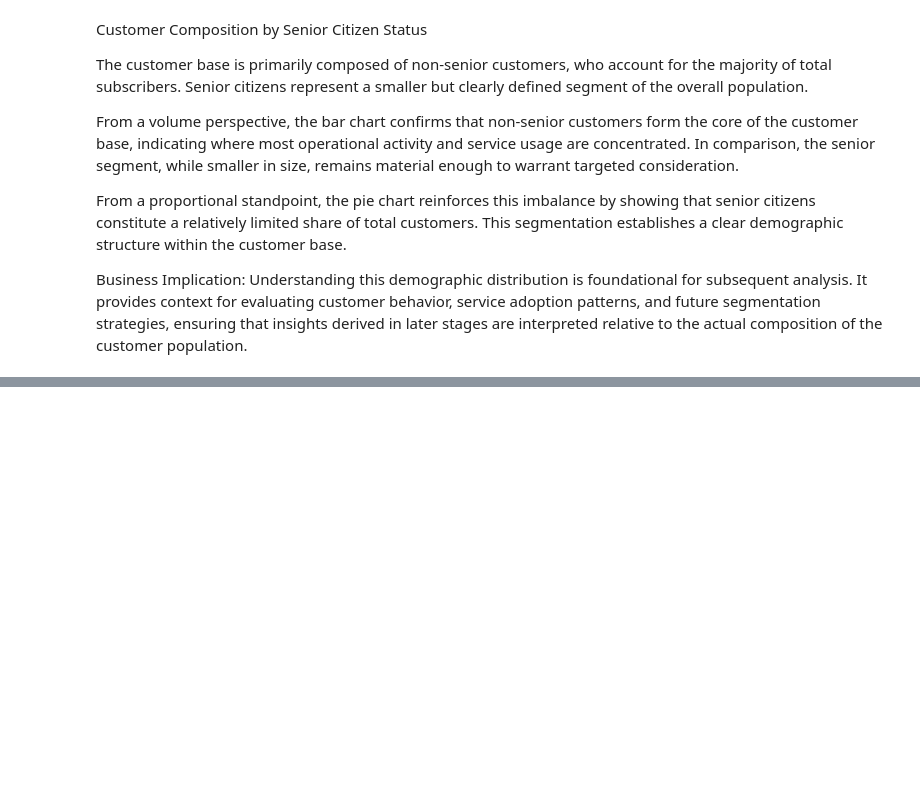
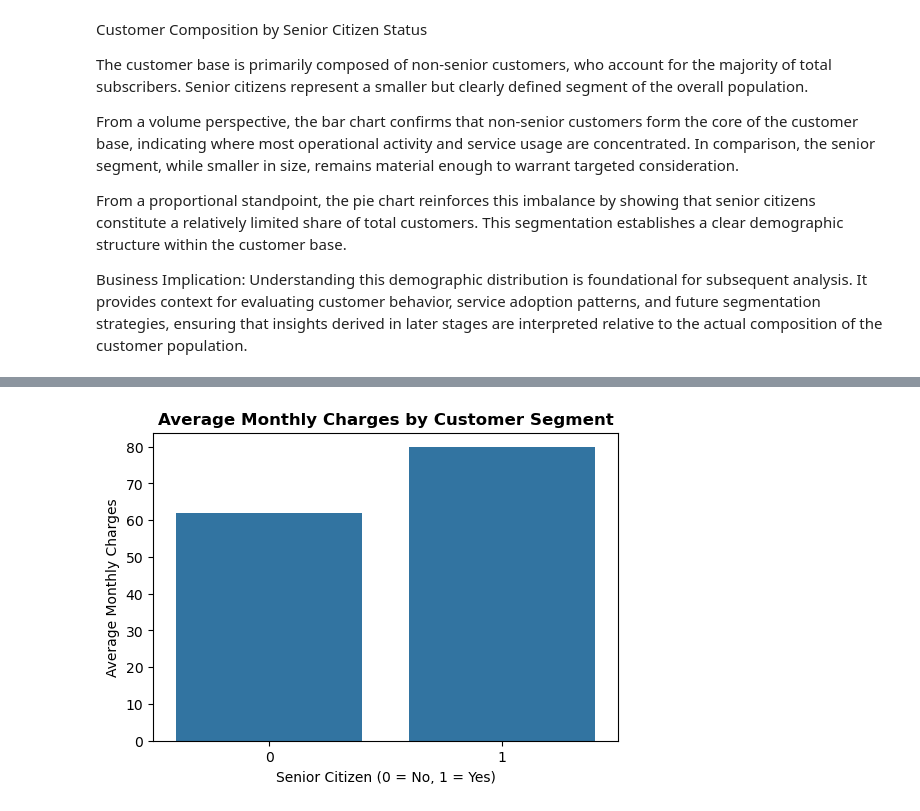
Before and after one commit to Tochukwu-d/SaiKet-Systems-Internship-Project, a Jupyter notebook: task3/code_task3.ipynb, the cells around one changed output, grey strips where cells are left out. Cells and saved outputs as stored; diff of their text form; code cells hidden in the pictures; blank space fills up the shorter version.

```diff
--- a/task3/code_task3.ipynb
+++ b/task3/code_task3.ipynb
@@ -170,0 +202,13 @@ Understanding this demographic distribution is foundational for subsequent analy
+# %%
+# Analysis 2
+
+avg_charges = df.groupby('SeniorCitizen')['MonthlyCharges'].mean()
+
+plt.figure(figsize=(6, 4))
+sns.barplot(x=avg_charges.index, y=avg_charges.values)
+plt.title('Average Monthly Charges by Customer Segment', fontweight='bold', fontsize=12)
+plt.xlabel('Senior Citizen (0 = No, 1 = Yes)')
+plt.ylabel('Average Monthly Charges')
+plt.show()
+# %% [output]
+[figure, added]
```
Also changed, not shown: parts of 8 cells of this notebook.
